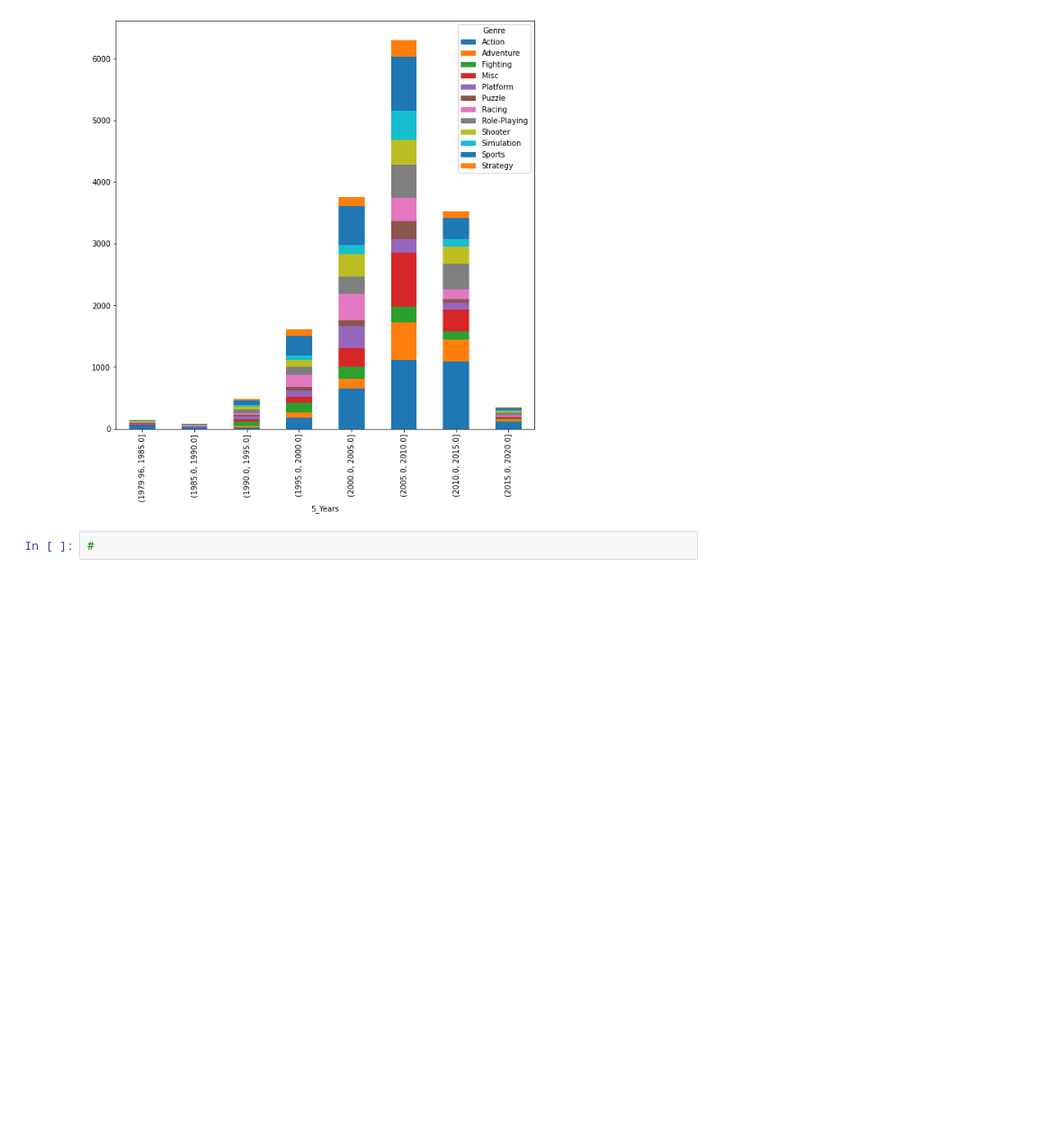
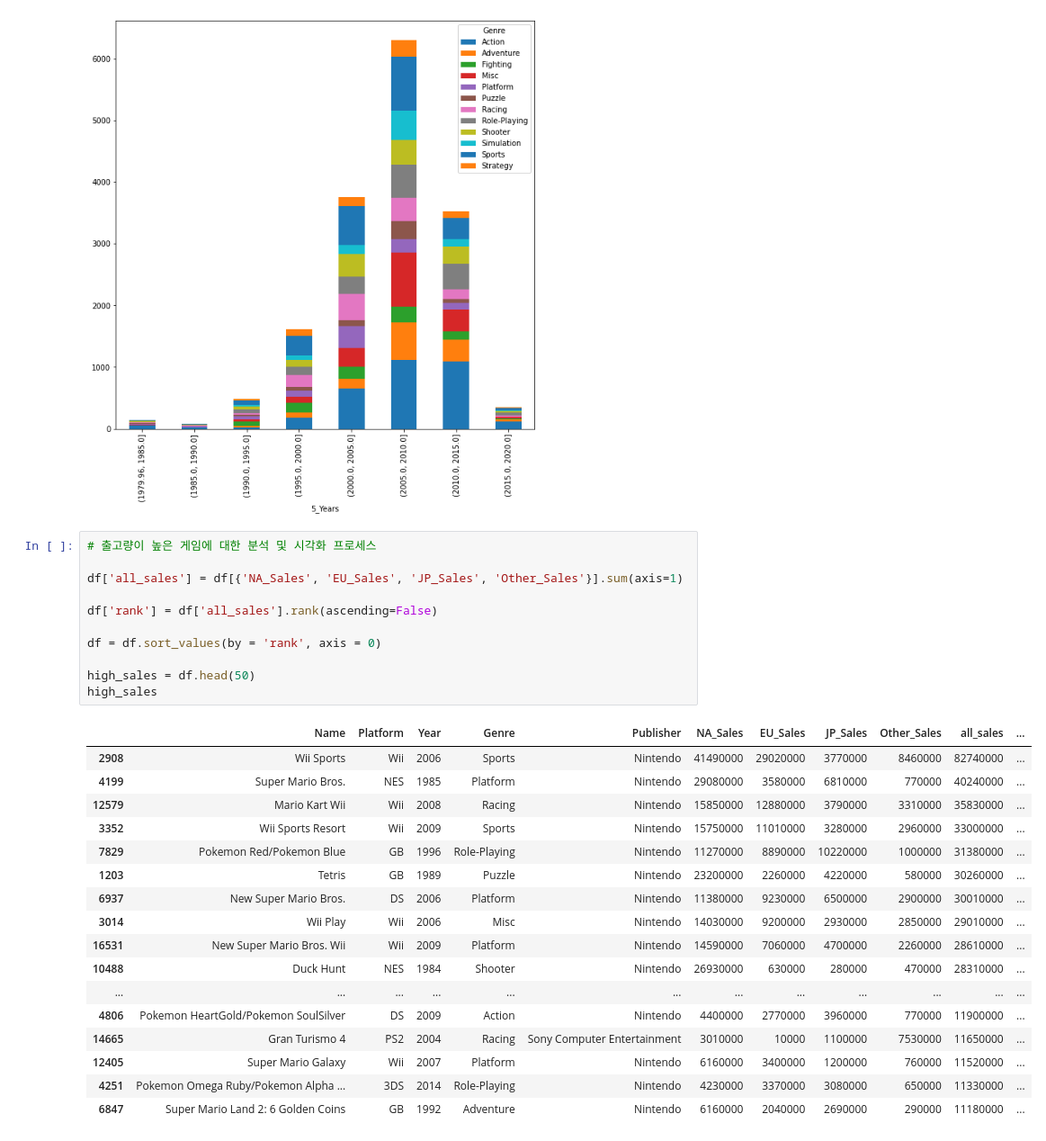
Before and after one commit to Markers/SC1_Project, a Jupyter notebook: Src/SC1_project.ipynb, the cells around one changed output. Shown: that part at 90% size. Cells and saved outputs as stored; diff of their text form; blank space fills up the shorter version.

```diff
--- a/Src/SC1_project.ipynb
+++ b/Src/SC1_project.ipynb
@@ -238,5 +238,32 @@ years_5.plot.bar(figsize=(10,10), stacked=True)
 <matplotlib.axes._subplots.AxesSubplot at 0x...>
 [figure]
 [figure]
-# %%
-#
+# %%
+# 출고량이 높은 게임에 대한 분석 및 시각화 프로세스
+
+df['all_sales'] = df[{'NA_Sales', 'EU_Sales', 'JP_Sales', 'Other_Sales'}].sum(axis=1)
+
+df['rank'] = df['all_sales'].rank(ascending=False)
+
+df = df.sort_values(by = 'rank', axis = 0)
+
+high_sales = df.head(50)
+high_sales
+# %% [output]
+|  | Name | Platform | Year | Genre | Publisher | NA_Sales | EU_Sales | JP_Sales | Other_Sales | all_sales | ... |
+| 2908 | Wii Sports | Wii | 2006 | Sports | Nintendo | 41490000 | 29020000 | 3770000 | 8460000 | 82740000 | ... |
+| 4199 | Super Mario Bros. | NES | 1985 | Platform | Nintendo | 29080000 | 3580000 | 6810000 | 770000 | 40240000 | ... |
+| 12579 | Mario Kart Wii | Wii | 2008 | Racing | Nintendo | 15850000 | 12880000 | 3790000 | 3310000 | 35830000 | ... |
+| 3352 | Wii Sports Resort | Wii | 2009 | Sports | Nintendo | 15750000 | 11010000 | 3280000 | 2960000 | 33000000 | ... |
+| 7829 | Pokemon Red/Pokemon Blue | GB | 1996 | Role-Playing | Nintendo | 11270000 | 8890000 | 10220000 | 1000000 | 31380000 | ... |
+| 1203 | Tetris | GB | 1989 | Puzzle | Nintendo | 23200000 | 2260000 | 4220000 | 580000 | 30260000 | ... |
+| 6937 | New Super Mario Bros. | DS | 2006 | Platform | Nintendo | 11380000 | 9230000 | 6500000 | 2900000 | 30010000 | ... |
+| 3014 | Wii Play | Wii | 2006 | Misc | Nintendo | 14030000 | 9200000 | 2930000 | 2850000 | 29010000 | ... |
+| 16531 | New Super Mario Bros. Wii | Wii | 2009 | Platform | Nintendo | 14590000 | 7060000 | 4700000 | 2260000 | 28610000 | ... |
+| 10488 | Duck Hunt | NES | 1984 | Shooter | Nintendo | 26930000 | 630000 | 280000 | 470000 | 28310000 | ... |
+| ... | ... | ... | ... | ... | ... | ... | ... | ... | ... | ... | ... |
+| 4806 | Pokemon HeartGold/Pokemon SoulSilver | DS | 2009 | Action | Nintendo | 4400000 | 2770000 | 3960000 | 770000 | 11900000 | ... |
+| 14665 | Gran Turismo 4 | PS2 | 2004 | Racing | Sony Computer Entertainment | 3010000 | 10000 | 1100000 | 7530000 | 11650000 | ... |
+| 12405 | Super Mario Galaxy | Wii | 2007 | Platform | Nintendo | 6160000 | 3400000 | 1200000 | 760000 | 11520000 | ... |
+| 4251 | Pokemon Omega Ruby/Pokemon Alpha ... | 3DS | 2014 | Role-Playing | Nintendo | 4230000 | 3370000 | 3080000 | 650000 | 11330000 | ... |
+| 6847 | Super Mario Land 2: 6 Golden Coins | GB | 1992 | Adventure | Nintendo | 6160000 | 2040000 | 2690000 | 290000 | 11180000 | ... |
```
Also changed, not shown: parts of 2 cells of this notebook.
